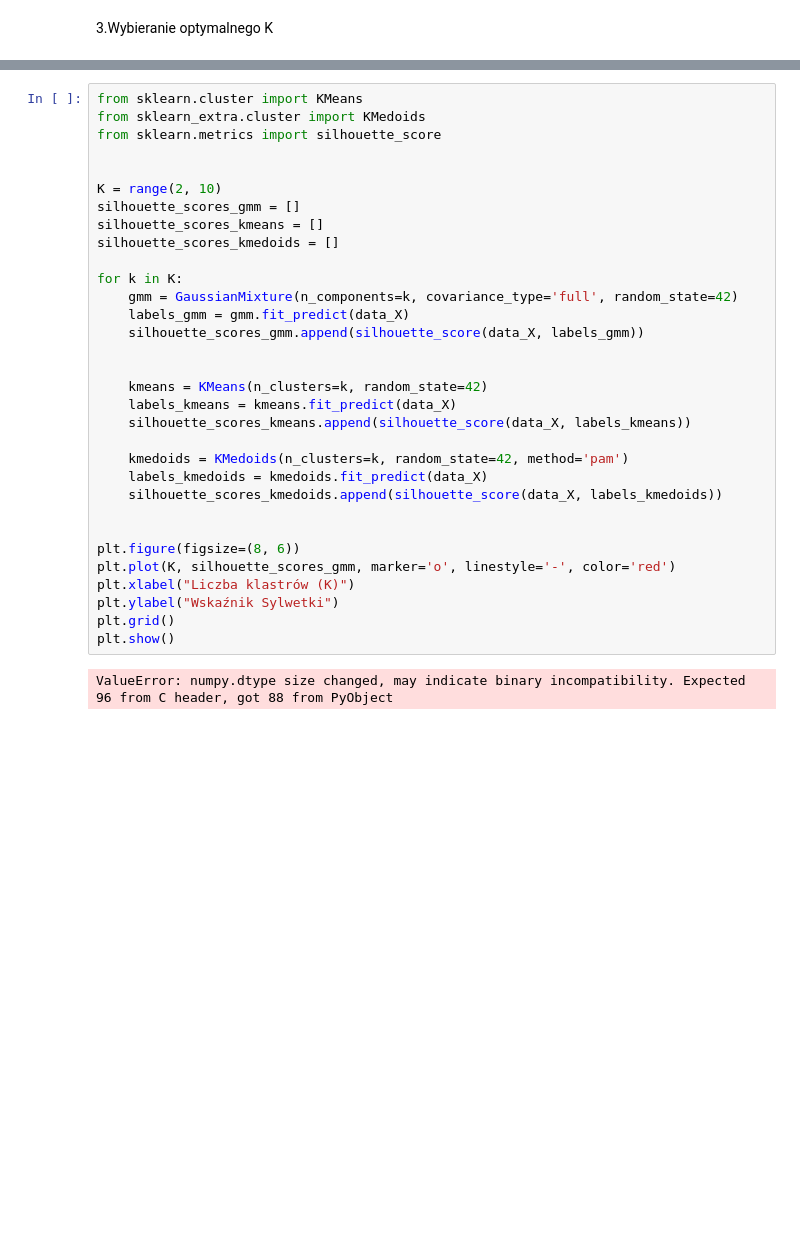
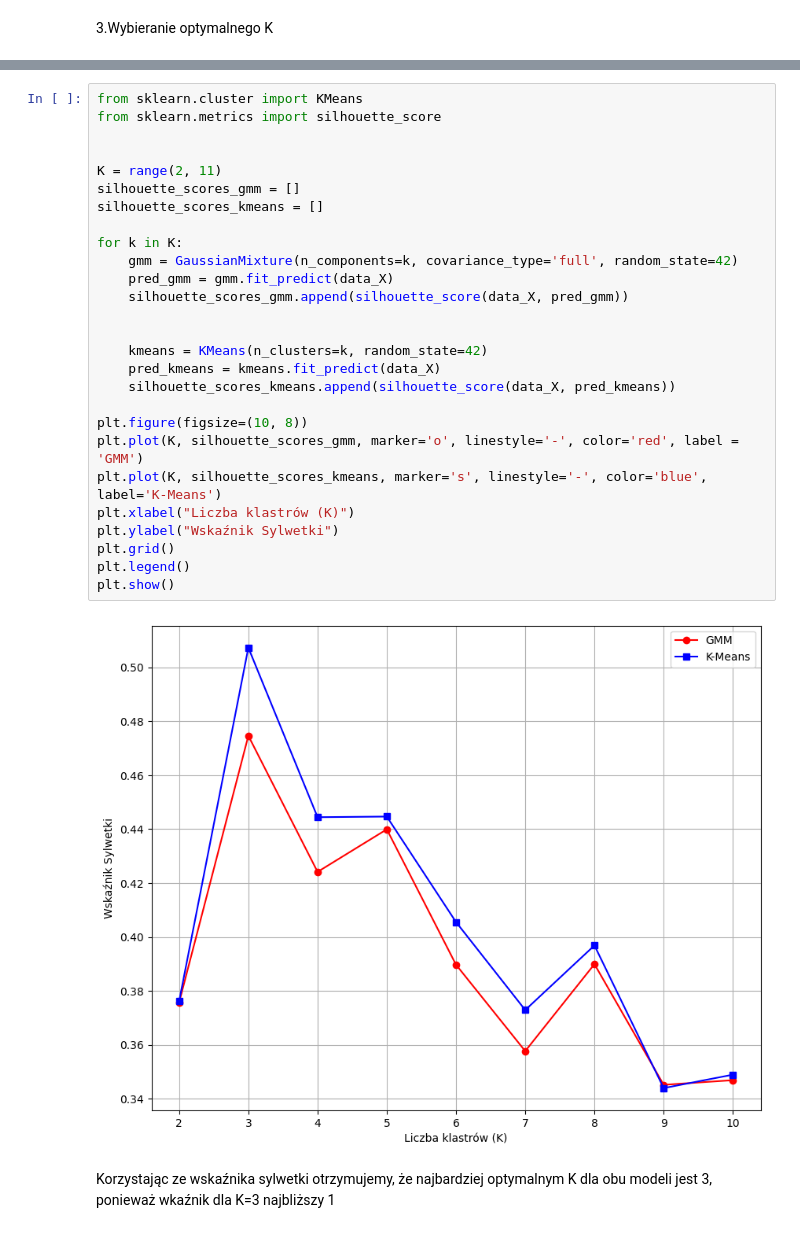
Before and after one commit to chillMLguy/ML24-25L, a Jupyter notebook: HW2.ipynb, the cells around one changed output, grey strips where cells are left out. Saved outputs shown, nothing was run; the diff lists cells and outputs as text; blank space fills up the shorter version.

```diff
--- a/HW2.ipynb
+++ b/HW2.ipynb
@@ -57,34 +74,31 @@ Wizualizacja granic decyzyjnych wygląda zadowalająco. Jedyne nierregularności
 # %%
 from sklearn.cluster import KMeans
-from sklearn_extra.cluster import KMedoids
 from sklearn.metrics import silhouette_score
 
 
-K = range(2, 10)
+K = range(2, 11)
 silhouette_scores_gmm = []
 silhouette_scores_kmeans = []
-silhouette_scores_kmedoids = []
 
 for k in K:
     gmm = GaussianMixture(n_components=k, covariance_type='full', random_state=42)
-    labels_gmm = gmm.fit_predict(data_X)
-    silhouette_scores_gmm.append(silhouette_score(data_X, labels_gmm))
+    pred_gmm = gmm.fit_predict(data_X)
+    silhouette_scores_gmm.append(silhouette_score(data_X, pred_gmm))
 
 
     kmeans = KMeans(n_clusters=k, random_state=42)
-    labels_kmeans = kmeans.fit_predict(data_X)
-    silhouette_scores_kmeans.append(silhouette_score(data_X, labels_kmeans))
+    pred_kmeans = kmeans.fit_predict(data_X)
+    silhouette_scores_kmeans.append(silhouette_score(data_X, pred_kmeans))
 
-    kmedoids = KMedoids(n_clusters=k, random_state=42, method='pam')
-    labels_kmedoids = kmedoids.fit_predict(data_X)
-    silhouette_scores_kmedoids.append(silhouette_score(data_X, labels_kmedoids))
-
-
-plt.figure(figsize=(8, 6))
-plt.plot(K, silhouette_scores_gmm, marker='o', linestyle='-', color='red')
+plt.figure(figsize=(10, 8))
+plt.plot(K, silhouette_scores_gmm, marker='o', linestyle='-', color='red', label = 'GMM')
+plt.plot(K, silhouette_scores_kmeans, marker='s', linestyle='-', color='blue', label='K-Means')
 plt.xlabel("Liczba klastrów (K)")
 plt.ylabel("Wskaźnik Sylwetki")
 plt.grid()
+plt.legend()
 plt.show()
 # %% [output]
-ValueError: numpy.dtype size changed, may indicate binary incompatibility. Expected 96 from C header, got 88 from PyObject
+[figure, added]
+# %% [markdown]
+Korzystając ze wskaźnika sylwetki otrzymujemy, że najbardziej optymalnym K dla obu modeli jest 3, ponieważ wkaźnik dla K=3 najbliższy 1
```
Also changed, not shown: parts of 2 cells of this notebook.
